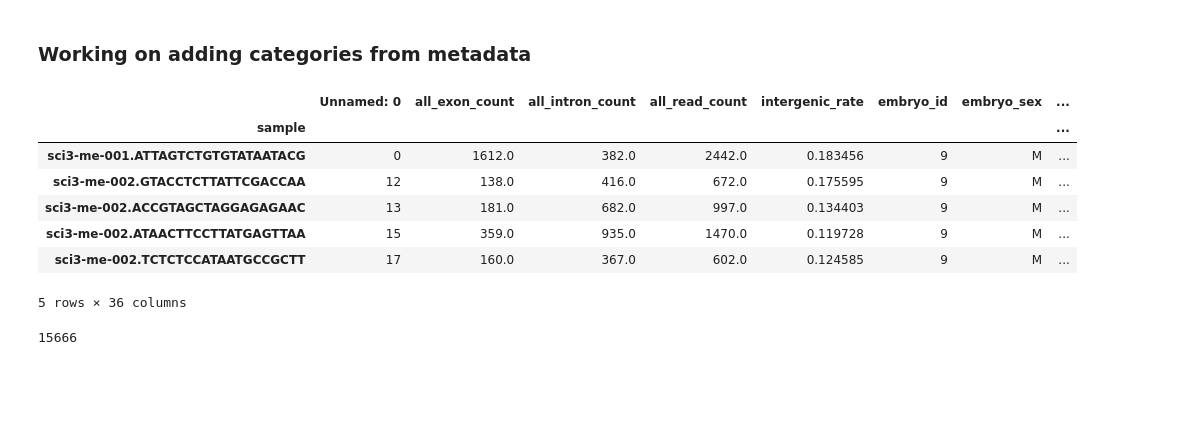
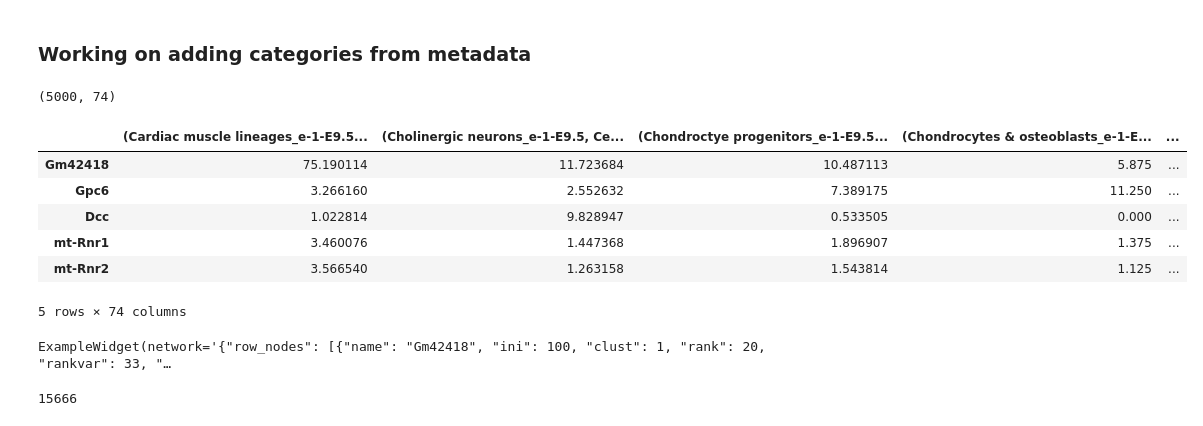
Before and after one commit to ismms-himc/clustergrammer2-notebooks, a Jupyter notebook: notebooks/5.1_Generate_Overview_of_Embryos.ipynb, the cells around one changed output. Saved outputs shown, nothing was run; the diff lists cells and outputs as text; code cells hidden in the pictures; blank space fills up the shorter version.

Commit message:
working on downsampled view of all 61 embryos

```diff
--- a/notebooks/5.1_Generate_Overview_of_Embryos.ipynb
+++ b/notebooks/5.1_Generate_Overview_of_Embryos.ipynb
@@ -102,5 +92,0 @@ Name: Main_trajectory, dtype: int64
-# %%
-for inst_sample in new_samples[:1]:
-    df_gex = pd.read_parquet(inst_sample + '/gex.parquet')
-    df_meta = pd.read_parquet(inst_sample + '/meta_cell.parquet')
-    df_gex.shape
@@ -136,11 +103,49 @@ def add_cats_from_meta(barcodes, df_meta, add_cat_list):
+# %%
+%%time
+df_mean_list = []
+for inst_sample_path in new_samples:
+    df_gex = pd.read_parquet(inst_sample_path + '/gex.parquet')
+    df_meta = pd.read_parquet(inst_sample_path + '/meta_cell.parquet')
+    inst_sample = inst_sample_path.split('/')[-1]
+
+    inst_embryo = 'embryo-' + inst_sample.split('-')[1]
+    inst_dev = inst_sample.split('-')[2]
+
+    new_cols = add_cats_from_meta(df_gex.columns.tolist(),
+                                  df_meta,
+                                  ['Main_cell_type', 'development_stage'])
+
+    ct_pop = pd.Series([x[1] for x in new_cols]).value_counts()
+    ct_pop.index = [x.split(': ')[1] for x in ct_pop.index.tolist()]
+
+    df_cat = deepcopy(df_gex)
+    df_cat.columns = new_cols
+
+    df_mi = net.row_tuple_to_multiindex(df_cat.transpose())
+    df_mean_ini = df_mi.groupby(level='Main_cell_type').mean().transpose()
+    rows = df_mean_ini.index.tolist()
+    cols = [(x + '_' + inst_sample.replace('embryo','e'),
+             'Cell Type: ' + x,
+             'Dev Stage: ' + inst_dev,
+             'Embryo: ' + inst_embryo,
+             'Num: ' + str(ct_pop[x])) for x in df_mean_ini.columns.tolist()]
+    mat = df_mean_ini.get_values()
+    df_mean = pd.DataFrame(index=rows, columns=cols, data=mat)
+    print(df_cat.shape, df_mean.shape)
+
+    df_mean_list.append(df_mean)
+# %%
+df_merge = pd.concat(df_mean_list, axis=1)
+df_merge.shape
+# %% [output]
+(5000, 74)
 # %%
-df_meta.head()
+df_merge.head()
 # %% [output]
-|  | Unnamed: 0 | all_exon_count | all_intron_count | all_read_count | intergenic_rate | embryo_id | embryo_sex | ... |
-| sample |  |  |  |  |  |  |  | ... |
-| sci3-me-001.ATTAGTCTGTGTATAATACG | 0 | 1612.0 | 382.0 | 2442.0 | 0.183456 | 9 | M | ... |
-| sci3-me-002.GTACCTCTTATTCGACCAA | 12 | 138.0 | 416.0 | 672.0 | 0.175595 | 9 | M | ... |
-| sci3-me-002.ACCGTAGCTAGGAGAGAAC | 13 | 181.0 | 682.0 | 997.0 | 0.134403 | 9 | M | ... |
-| sci3-me-002.ATAACTTCCTTATGAGTTAA | 15 | 359.0 | 935.0 | 1470.0 | 0.119728 | 9 | M | ... |
-| sci3-me-002.TCTCTCCATAATGCCGCTT | 17 | 160.0 | 367.0 | 602.0 | 0.124585 | 9 | M | ... |
+|  | (Cardiac muscle lineages_e-1-E9.5... | (Cholinergic neurons_e-1-E9.5, Ce... | (Chondroctye progenitors_e-1-E9.5... | (Chondrocytes & osteoblasts_e-1-E... | ... |
+| Gm42418 | 75.190114 | 11.723684 | 10.487113 | 5.875 | ... |
+| Gpc6 | 3.266160 | 2.552632 | 7.389175 | 11.250 | ... |
+| Dcc | 1.022814 | 9.828947 | 0.533505 | 0.000 | ... |
+| mt-Rnr1 | 3.460076 | 1.447368 | 1.896907 | 1.375 | ... |
+| mt-Rnr2 | 3.566540 | 1.263158 | 1.543814 | 1.125 | ... |
-5 rows × 36 columns
+5 rows × 74 columns
@@ -149,3 +152,10 @@ new_cols = add_cats_from_meta(df_gex.columns.tolist(), df_meta, ['Main_cell_type
+# %%
+net.load_df(df_merge)
+net.filter_N_top(inst_rc='row', N_top=100, rank_type='var')
+net.normalize(axis='row', norm_type='zscore')
+net.widget()
+# %% [output]
+ExampleWidget(network='{"row_nodes": [{"name": "Gm42418", "ini": 100, "clust": 1, "rank": 20, "rankvar": 33, "…
 # %%
 len(new_cols)
 # %% [output]
```
Also changed, not shown: parts of 19 cells of this notebook.
